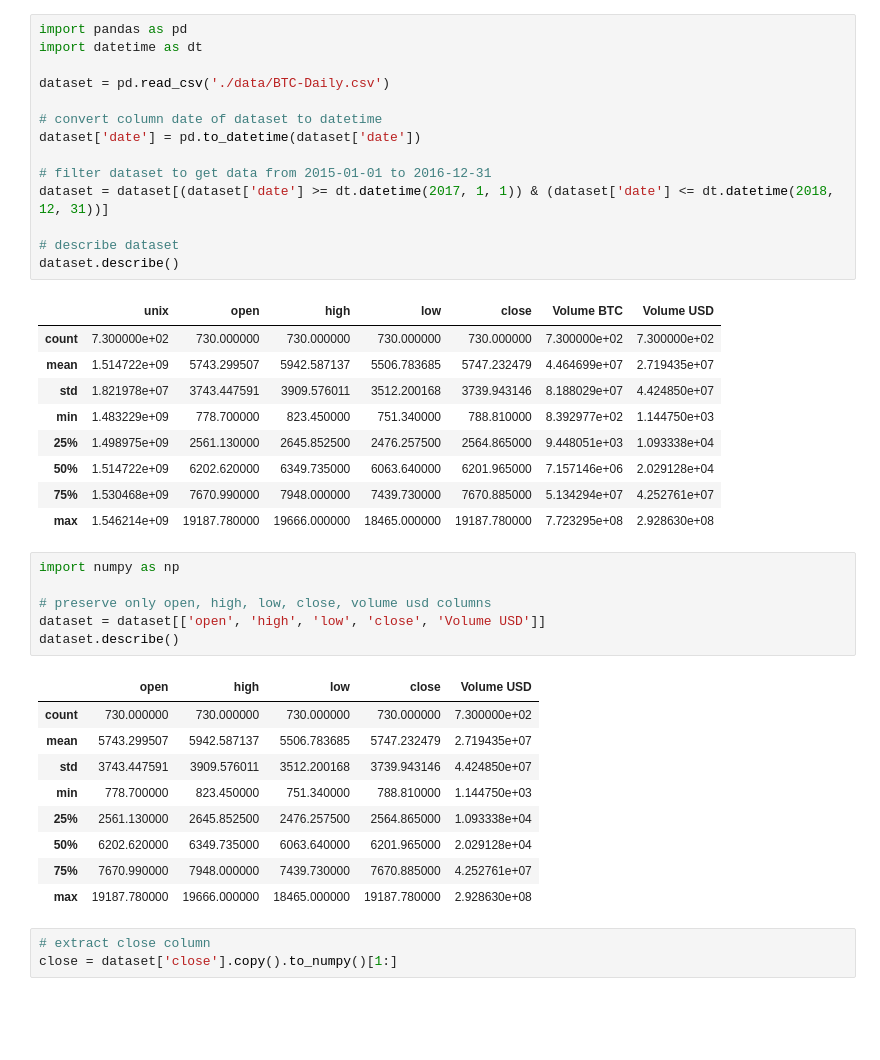
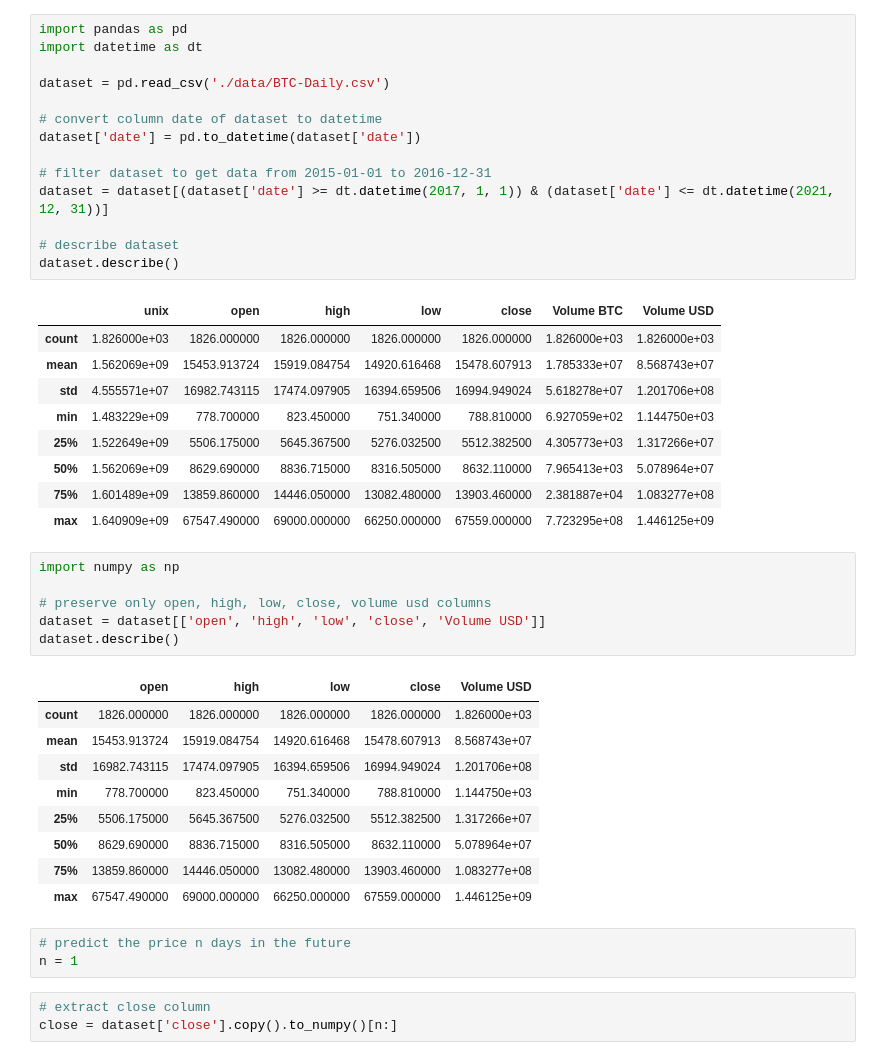
Before and after one commit to lorebenzo/btc-price-prediction, a Jupyter notebook: adwin.ipynb, the cells around one changed output. Drawn from its saved outputs; the diff is of its cells as text; blank space fills up the shorter version.

```diff
--- a/adwin.ipynb
+++ b/adwin.ipynb
@@ -1,27 +1,27 @@
 # %%
 import pandas as pd
 import datetime as dt
 
 dataset = pd.read_csv('./data/BTC-Daily.csv')
 
 # convert column date of dataset to datetime
 dataset['date'] = pd.to_datetime(dataset['date'])
 
 # filter dataset to get data from 2015-01-01 to 2016-12-31
-dataset = dataset[(dataset['date'] >= dt.datetime(2017, 1, 1)) & (dataset['date'] <= dt.datetime(2018, 12, 31))]
+dataset = dataset[(dataset['date'] >= dt.datetime(2017, 1, 1)) & (dataset['date'] <= dt.datetime(2021, 12, 31))]
 
 # describe dataset
 dataset.describe()
 # %% [output]
 |  | unix | open | high | low | close | Volume BTC | Volume USD |
-| count | 7.300000e+02 | 730.000000 | 730.000000 | 730.000000 | 730.000000 | 7.300000e+02 | 7.300000e+02 |
-| mean | 1.514722e+09 | 5743.299507 | 5942.587137 | 5506.783685 | 5747.232479 | 4.464699e+07 | 2.719435e+07 |
-| std | 1.821978e+07 | 3743.447591 | 3909.576011 | 3512.200168 | 3739.943146 | 8.188029e+07 | 4.424850e+07 |
-| min | 1.483229e+09 | 778.700000 | 823.450000 | 751.340000 | 788.810000 | 8.392977e+02 | 1.144750e+03 |
-| 25% | 1.498975e+09 | 2561.130000 | 2645.852500 | 2476.257500 | 2564.865000 | 9.448051e+03 | 1.093338e+04 |
-| 50% | 1.514722e+09 | 6202.620000 | 6349.735000 | 6063.640000 | 6201.965000 | 7.157146e+06 | 2.029128e+04 |
-| 75% | 1.530468e+09 | 7670.990000 | 7948.000000 | 7439.730000 | 7670.885000 | 5.134294e+07 | 4.252761e+07 |
-| max | 1.546214e+09 | 19187.780000 | 19666.000000 | 18465.000000 | 19187.780000 | 7.723295e+08 | 2.928630e+08 |
+| count | 1.826000e+03 | 1826.000000 | 1826.000000 | 1826.000000 | 1826.000000 | 1.826000e+03 | 1.826000e+03 |
+| mean | 1.562069e+09 | 15453.913724 | 15919.084754 | 14920.616468 | 15478.607913 | 1.785333e+07 | 8.568743e+07 |
+| std | 4.555571e+07 | 16982.743115 | 17474.097905 | 16394.659506 | 16994.949024 | 5.618278e+07 | 1.201706e+08 |
+| min | 1.483229e+09 | 778.700000 | 823.450000 | 751.340000 | 788.810000 | 6.927059e+02 | 1.144750e+03 |
+| 25% | 1.522649e+09 | 5506.175000 | 5645.367500 | 5276.032500 | 5512.382500 | 4.305773e+03 | 1.317266e+07 |
+| 50% | 1.562069e+09 | 8629.690000 | 8836.715000 | 8316.505000 | 8632.110000 | 7.965413e+03 | 5.078964e+07 |
+| 75% | 1.601489e+09 | 13859.860000 | 14446.050000 | 13082.480000 | 13903.460000 | 2.381887e+04 | 1.083277e+08 |
+| max | 1.640909e+09 | 67547.490000 | 69000.000000 | 66250.000000 | 67559.000000 | 7.723295e+08 | 1.446125e+09 |
 # %%
 import numpy as np
 
@@ -30,17 +30,20 @@ dataset = dataset[['open', 'high', 'low', 'close', 'Volume USD']]
 dataset.describe()
 # %% [output]
 |  | open | high | low | close | Volume USD |
-| count | 730.000000 | 730.000000 | 730.000000 | 730.000000 | 7.300000e+02 |
-| mean | 5743.299507 | 5942.587137 | 5506.783685 | 5747.232479 | 2.719435e+07 |
-| std | 3743.447591 | 3909.576011 | 3512.200168 | 3739.943146 | 4.424850e+07 |
+| count | 1826.000000 | 1826.000000 | 1826.000000 | 1826.000000 | 1.826000e+03 |
+| mean | 15453.913724 | 15919.084754 | 14920.616468 | 15478.607913 | 8.568743e+07 |
+| std | 16982.743115 | 17474.097905 | 16394.659506 | 16994.949024 | 1.201706e+08 |
 | min | 778.700000 | 823.450000 | 751.340000 | 788.810000 | 1.144750e+03 |
-| 25% | 2561.130000 | 2645.852500 | 2476.257500 | 2564.865000 | 1.093338e+04 |
-| 50% | 6202.620000 | 6349.735000 | 6063.640000 | 6201.965000 | 2.029128e+04 |
-| 75% | 7670.990000 | 7948.000000 | 7439.730000 | 7670.885000 | 4.252761e+07 |
-| max | 19187.780000 | 19666.000000 | 18465.000000 | 19187.780000 | 2.928630e+08 |
+| 25% | 5506.175000 | 5645.367500 | 5276.032500 | 5512.382500 | 1.317266e+07 |
+| 50% | 8629.690000 | 8836.715000 | 8316.505000 | 8632.110000 | 5.078964e+07 |
+| 75% | 13859.860000 | 14446.050000 | 13082.480000 | 13903.460000 | 1.083277e+08 |
+| max | 67547.490000 | 69000.000000 | 66250.000000 | 67559.000000 | 1.446125e+09 |
+# %%
+# predict the price n days in the future
+n = 1
 # %%
 # extract close column
-close = dataset['close'].copy().to_numpy()[1:]
+close = dataset['close'].copy().to_numpy()[n:]
 # %%
 # plot close
 import matplotlib.pyplot as plt
```
Also changed, not shown: parts of 9 cells of this notebook, 1 other file.
